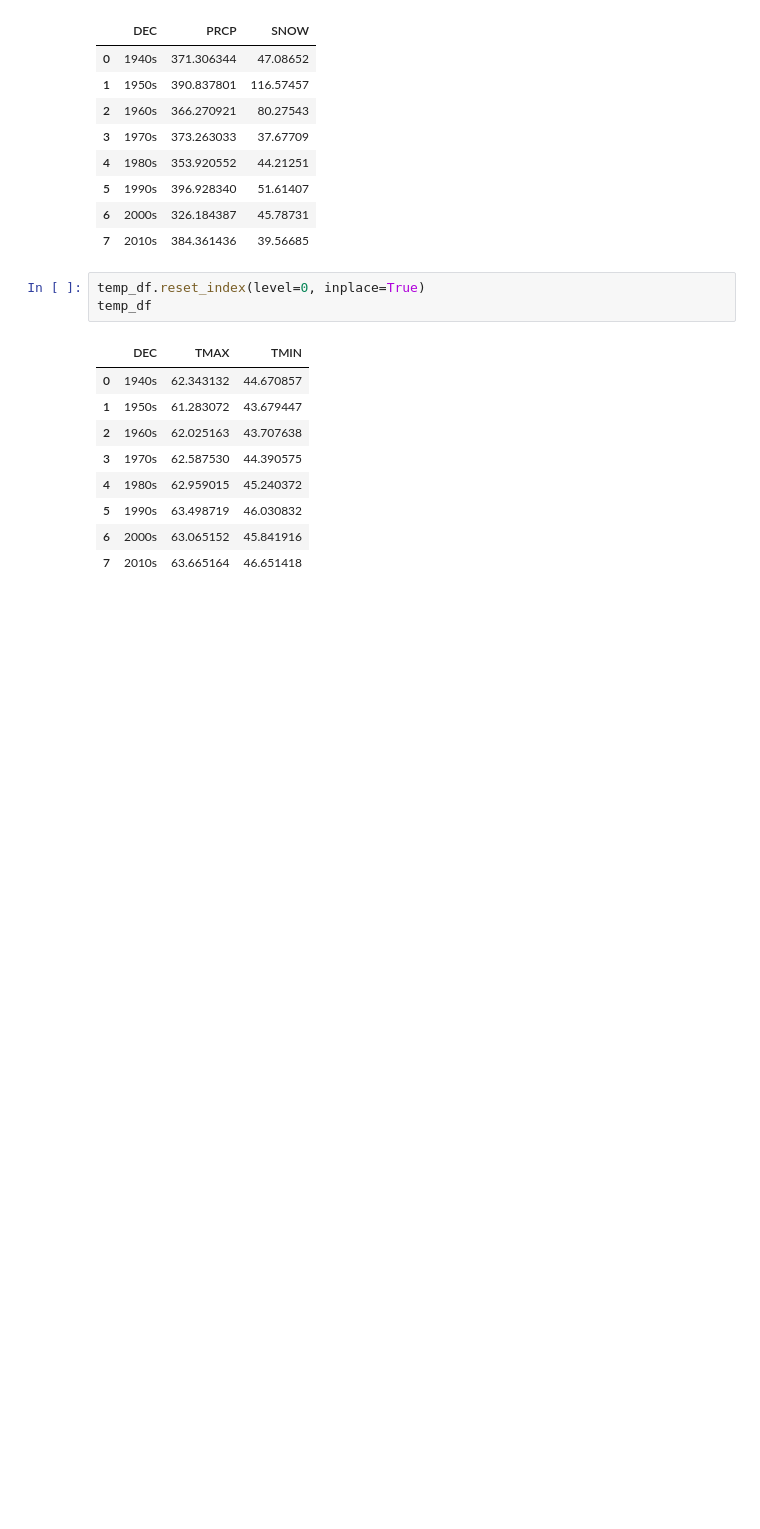
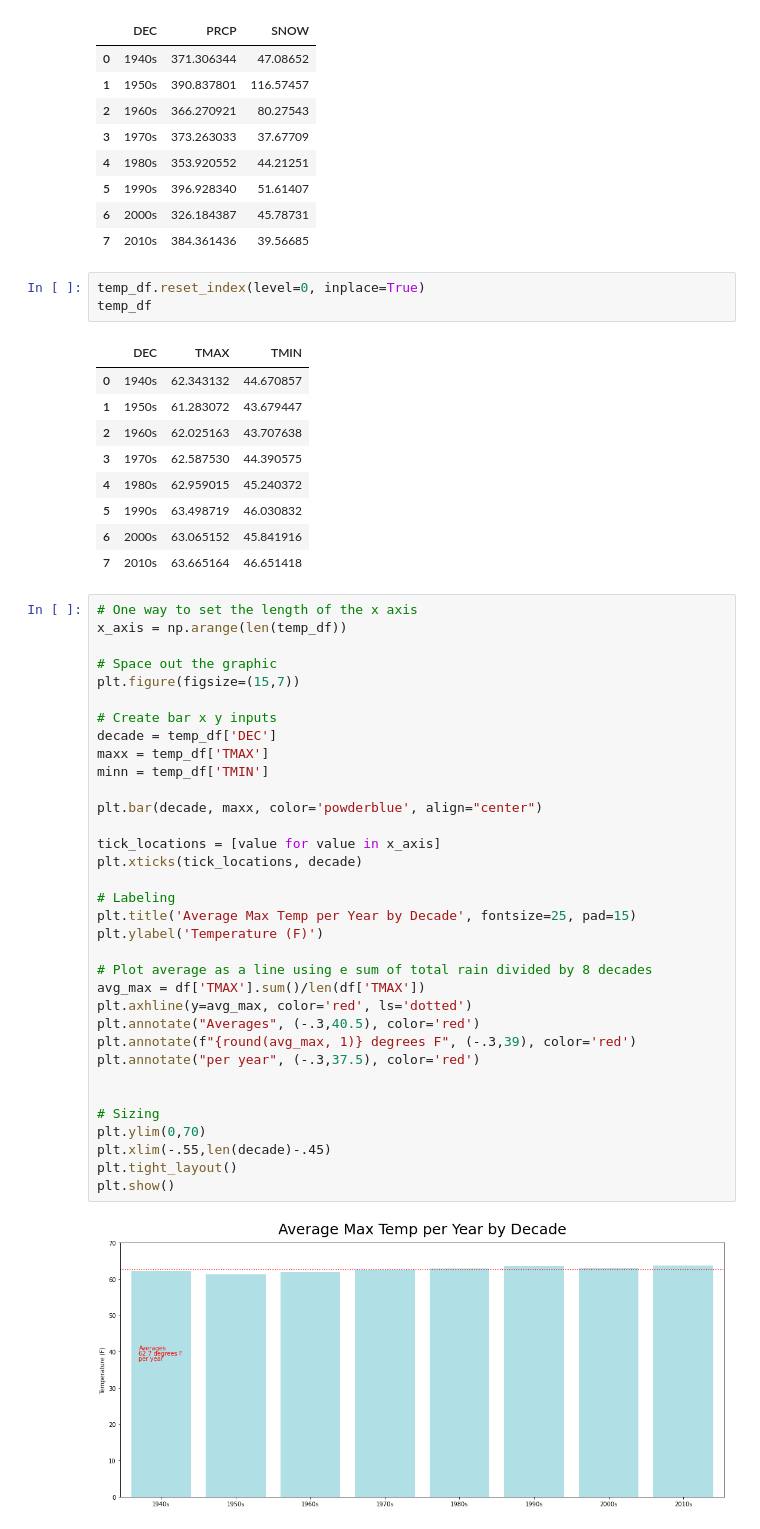
Before and after one commit to KristaJoy/PDXweather, a Jupyter notebook: pdx_weather.ipynb, the cells around one changed output. Cells and saved outputs as stored; diff of their text form; blank space fills up the shorter version.

```diff
--- a/pdx_weather.ipynb
+++ b/pdx_weather.ipynb
@@ -321,6 +318,42 @@ temp_df
 | 5 | 1990s | 63.498719 | 46.030832 |
 | 6 | 2000s | 63.065152 | 45.841916 |
 | 7 | 2010s | 63.665164 | 46.651418 |
+# %%
+# One way to set the length of the x axis
+x_axis = np.arange(len(temp_df))
+
+# Space out the graphic
+plt.figure(figsize=(15,7))
+
+# Create bar x y inputs
+decade = temp_df['DEC']
+maxx = temp_df['TMAX']
+minn = temp_df['TMIN']
+
+plt.bar(decade, maxx, color='powderblue', align="center")
+
+tick_locations = [value for value in x_axis]
+plt.xticks(tick_locations, decade)
+
+# Labeling
+plt.title('Average Max Temp per Year by Decade', fontsize=25, pad=15)
+plt.ylabel('Temperature (F)')
+
+# Plot average as a line using e sum of total rain divided by 8 decades
+avg_max = df['TMAX'].sum()/len(df['TMAX'])
+plt.axhline(y=avg_max, color='red', ls='dotted')
+plt.annotate("Averages", (-.3,40.5), color='red')
+plt.annotate(f"{round(avg_max, 1)} degrees F", (-.3,39), color='red')
+plt.annotate("per year", (-.3,37.5), color='red')
+
+
+# Sizing
+plt.ylim(0,70)
+plt.xlim(-.55,len(decade)-.45)
+plt.tight_layout()
+plt.show()
+# %% [output]
+[figure, added]
 # %%
 # One way to set the length of the x axis
 x_axis = np.arange(len(prcp_df))
```
Also changed, not shown: parts of 18 cells of this notebook.
